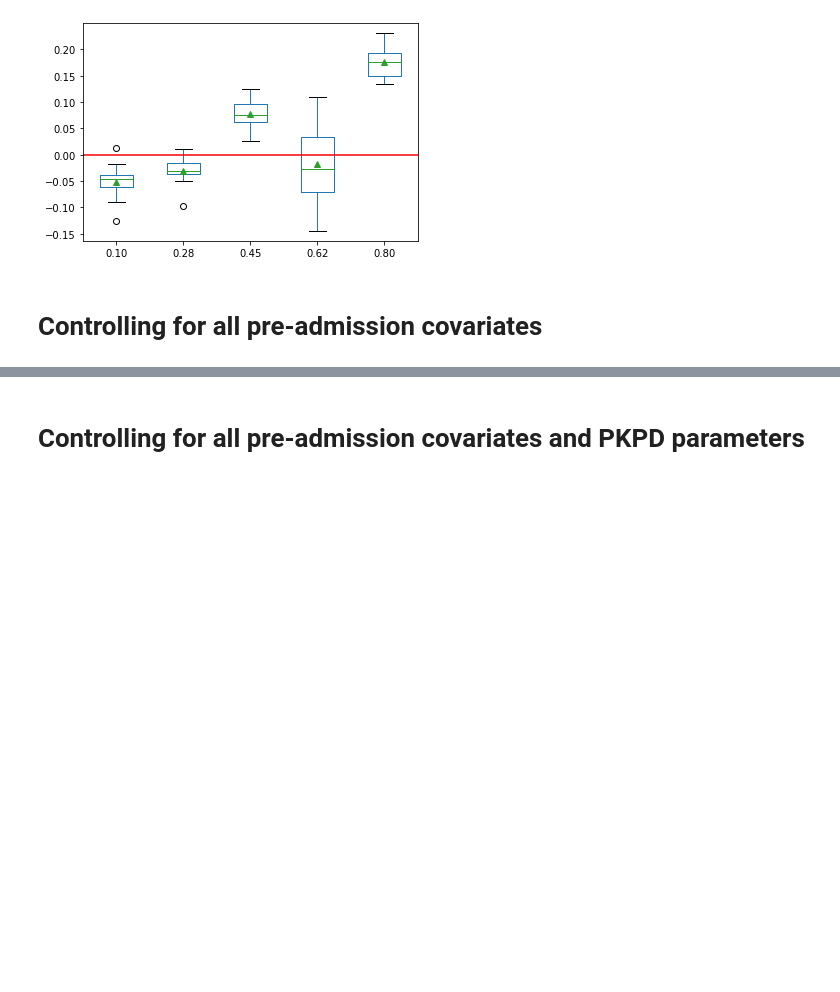
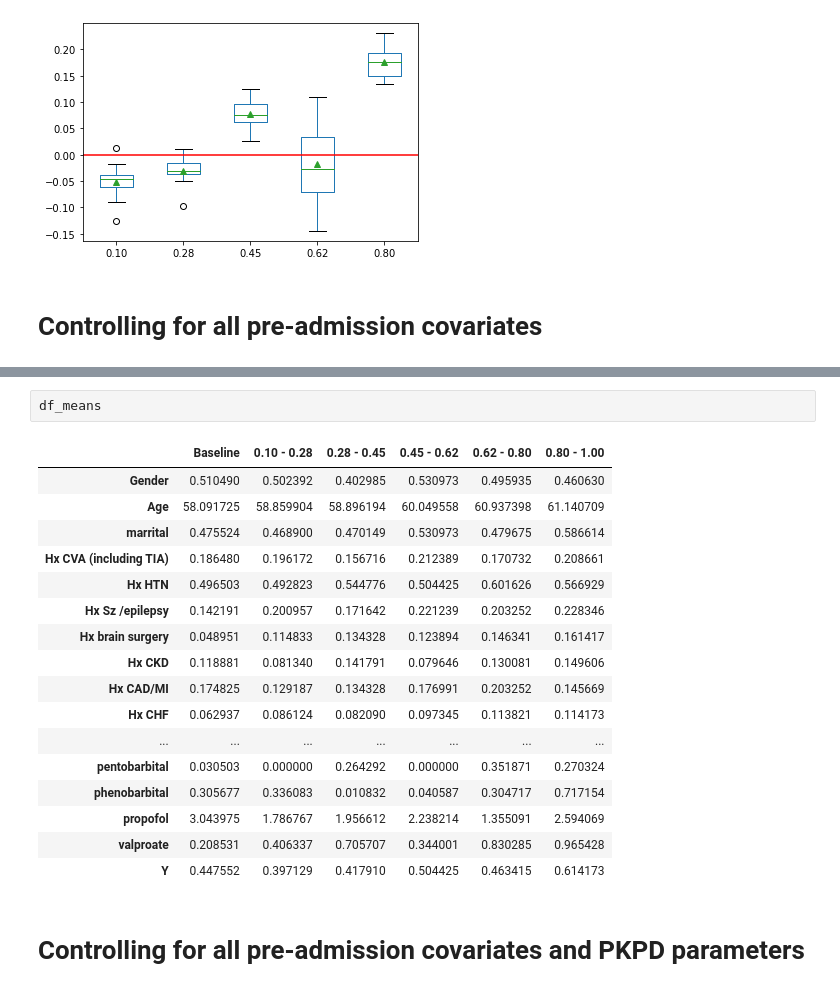
Before and after one commit to Hockey86/iic_causal_inference, a Jupyter notebook: aim2/short_term_drug_effect.ipynb, the cells around one changed output, grey strips where cells are left out. Saved outputs shown, nothing was run; the diff lists cells and outputs as text; blank space fills up the shorter version.

```diff
--- a/aim2/short_term_drug_effect.ipynb
+++ b/aim2/short_term_drug_effect.ipynb
@@ -321,3 +395,23 @@ df_pkpd[['alpha0', 'alpha[1]','alpha[2]', 'theta[1]', 'theta[2]', 'theta[3]', 't
+# %%
+df_means
+# %% [output]
+|  | Baseline | 0.10 - 0.28 | 0.28 - 0.45 | 0.45 - 0.62 | 0.62 - 0.80 | 0.80 - 1.00 |
+| Gender | 0.510490 | 0.502392 | 0.402985 | 0.530973 | 0.495935 | 0.460630 |
+| Age | 58.091725 | 58.859904 | 58.896194 | 60.049558 | 60.937398 | 61.140709 |
+| marrital | 0.475524 | 0.468900 | 0.470149 | 0.530973 | 0.479675 | 0.586614 |
+| Hx CVA (including TIA) | 0.186480 | 0.196172 | 0.156716 | 0.212389 | 0.170732 | 0.208661 |
+| Hx HTN | 0.496503 | 0.492823 | 0.544776 | 0.504425 | 0.601626 | 0.566929 |
+| Hx Sz /epilepsy | 0.142191 | 0.200957 | 0.171642 | 0.221239 | 0.203252 | 0.228346 |
+| Hx brain surgery | 0.048951 | 0.114833 | 0.134328 | 0.123894 | 0.146341 | 0.161417 |
+| Hx CKD | 0.118881 | 0.081340 | 0.141791 | 0.079646 | 0.130081 | 0.149606 |
+| Hx CAD/MI | 0.174825 | 0.129187 | 0.134328 | 0.176991 | 0.203252 | 0.145669 |
+| Hx CHF | 0.062937 | 0.086124 | 0.082090 | 0.097345 | 0.113821 | 0.114173 |
+| ... | ... | ... | ... | ... | ... | ... |
+| pentobarbital | 0.030503 | 0.000000 | 0.264292 | 0.000000 | 0.351871 | 0.270324 |
+| phenobarbital | 0.305677 | 0.336083 | 0.010832 | 0.040587 | 0.304717 | 0.717154 |
+| propofol | 3.043975 | 1.786767 | 1.956612 | 2.238214 | 1.355091 | 2.594069 |
+| valproate | 0.208531 | 0.406337 | 0.705707 | 0.344001 | 0.830285 | 0.965428 |
+| Y | 0.447552 | 0.397129 | 0.417910 | 0.504425 | 0.463415 | 0.614173 |
 # %% [markdown]
 # Controlling for all pre-admission covariates and PKPD parameters
 # %%
```
Also changed, not shown: parts of 22 cells of this notebook.
